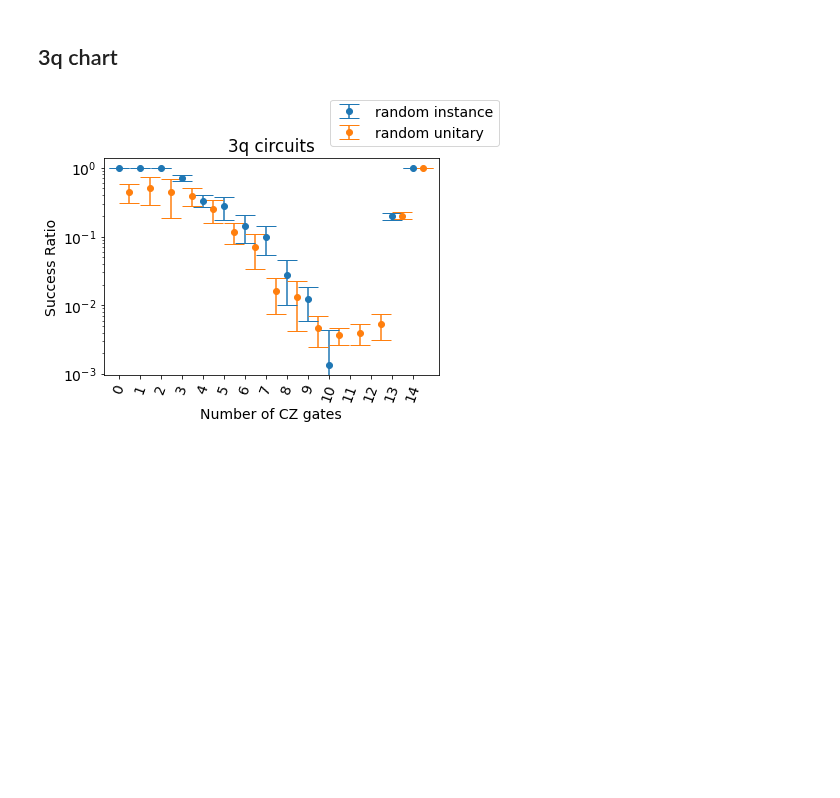
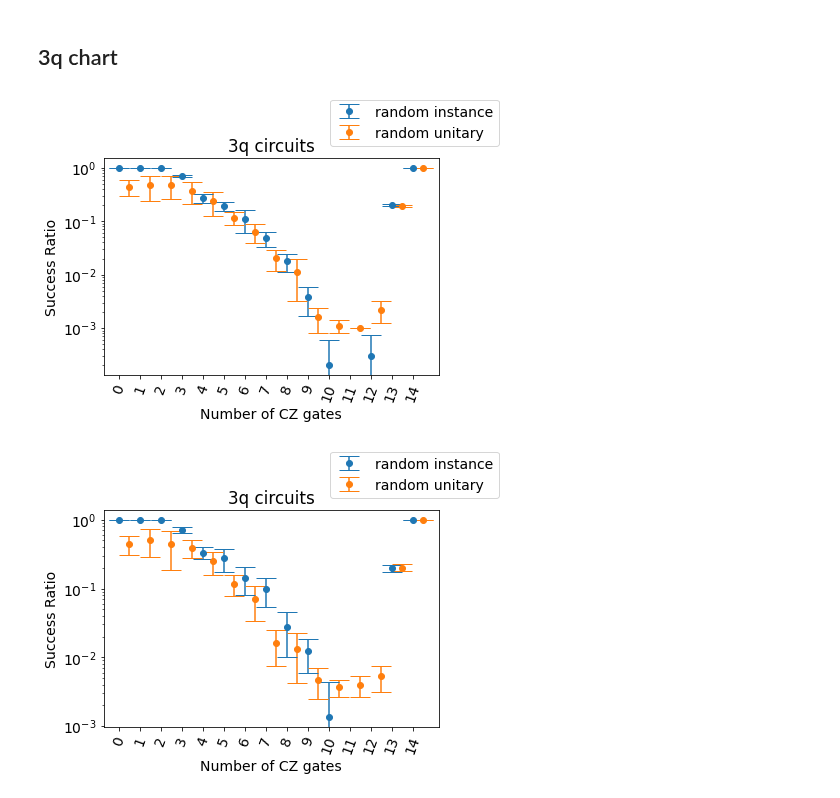
Before and after one commit to idnm/cpflow, a Jupyter notebook: paper/peppar.ipynb, the cells around one changed output. Cells and saved outputs as stored; diff of their text form; code cells hidden in the pictures; blank space fills up the shorter version.

```diff
--- a/paper/peppar.ipynb
+++ b/paper/peppar.ipynb
@@ -62,6 +60,32 @@ def mean_and_std(results):
         std_list.append(jnp.std(sr_list))
 
     return mean_list, std_list
+# %%
+results_self = []
+for i in range(10):
+    with open(f'results/xyz/3q_random_self_rs{i}', 'rb')  as f:
+        results_self.append(pickle.load(f))
+
+results_unitary = []
+for i in range(10):
+    with open(f'results/xyz/3q_random_unitary_rs{i}', 'rb')  as f:
+        results_unitary.append(pickle.load(f))
+
+mean_list_self, std_list_self = mean_and_std(results_self)
+mean_list_unitary, std_list_unitary = mean_and_std(results_unitary)
+plt.errorbar(range(len(mean_list_self)), mean_list_self, yerr=std_list_self, fmt='o', capsize=10, label='random instance')
+plt.errorbar(jnp.arange(len(mean_list_unitary))+0.5, mean_list_unitary, yerr=std_list_unitary, fmt='o', capsize=10, label='random unitary')
+
+plt.legend(bbox_to_anchor=(1.2, 1.3))
+
+plt.yscale('log')
+plt.xticks(range(len(mean_list_self)), rotation=70)
+plt.ylabel('Success Ratio')
+plt.xlabel('Number of CZ gates')
+plt.title('3q circuits')
+plt.savefig('figures/3q_success_chart', dpi=1000, bbox_inches='tight')
+# %% [output]
+[figure, added]
 # %%
 results_self = []
 for i in range(10):
```
Also changed, not shown: parts of 55 cells of this notebook, 1 other file.
